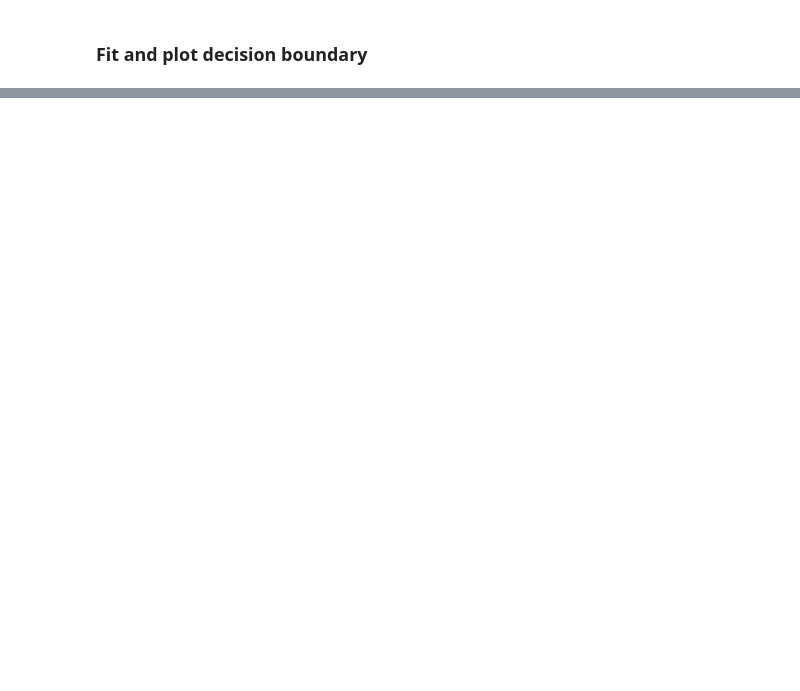
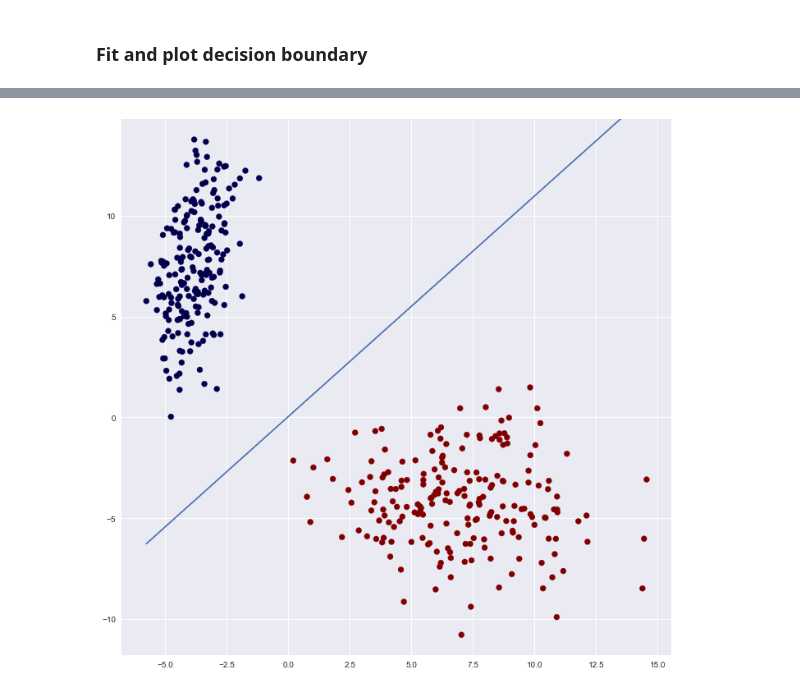
Before and after one commit to purzelrakete/hi, a Jupyter notebook: logreg/test.ipynb, the cells around one changed output, grey strips where cells are left out. Cells and saved outputs as stored; diff of their text form; code cells hidden in the pictures; blank space fills up the shorter version.

```diff
--- a/logreg/test.ipynb
+++ b/logreg/test.ipynb
@@ -43,0 +46,10 @@ plt.plot([bfrom[0], bto[0]], [bfrom[1], bto[1]]);
+# %%
+plt.figure(figsize = (PLOT_WIDTH, PLOT_HEIGHT))
+plt.scatter(X[0, :], X[1, :], c = Y, cmap = plt.cm.seismic)
+min_x, max_x = np.min(X[0, :]), np.max(X[0, :])
+plt.plot(*zip(*[[min_x, model.boundary(min_x)], [max_x, model.boundary(max_x)]]))
+
+plt.xlim([np.min(X[0, :]) - 1, np.max(X[0, :]) + 1])
+plt.ylim([np.min(X[1, :]) - 1, np.max(X[1, :]) + 1]);
+# %% [output]
+[figure, added]
```
Also changed, not shown: parts of 5 cells of this notebook, 4 other files.
